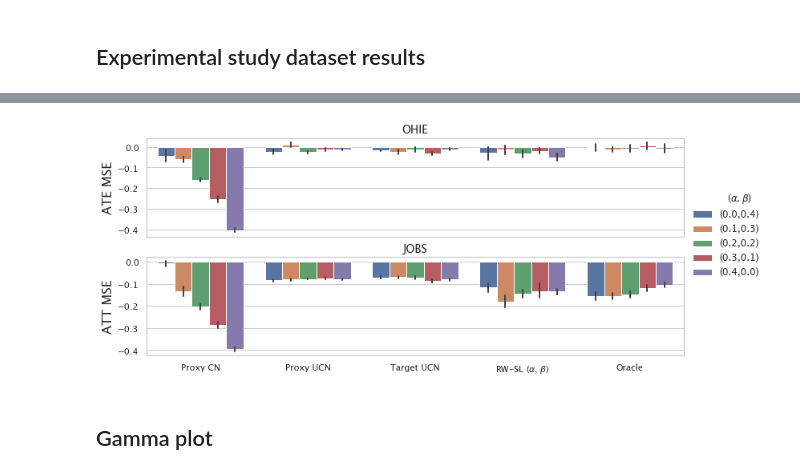
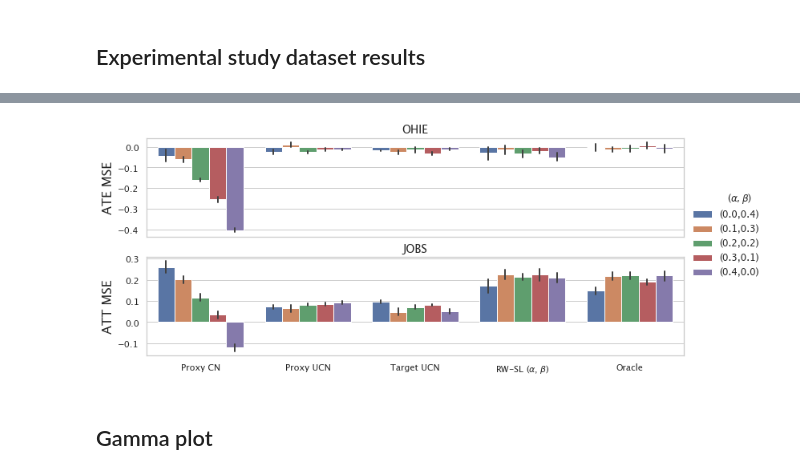
Before and after one commit to lguerdan/counterfactual-decision-support, a Jupyter notebook: notebook_results.ipynb, the cells around one changed output, grey strips where cells are left out. Saved outputs shown, nothing was run; the diff lists cells and outputs as text; code cells hidden in the pictures.

```diff
--- a/notebook_results.ipynb
+++ b/notebook_results.ipynb
@@ -137,7 +152,7 @@ def filter_baselines(df, include_baselines):
 # %%
 
 ohie_df = get_ate_result_df('NR_erm_ohie_crossfit_oracle_params_R10')
-jobs_df = get_ate_result_df('NR_erm_jobs_crossfit_oracle_params_R10')
+jobs_df = get_ate_result_df('NATE_erm_realworld_crossfit_oracle_params_R10')
 
 
 
@@ -154,31 +169,31 @@ disp_names = {
 
 
 include_baselines = ['Target Oracle', 'RW-SL', 'COM', 'OBS Oracle', 'OBS']
 ohie_df = ohie_df[ohie_df['baseline'].isin(include_baselines)]
 jobs_df = jobs_df[jobs_df['baseline'].isin(include_baselines)]
 
 ohie_df = ohie_df.sort_values(by=['baseline', 'alpha_0'], ascending=True)
 jobs_df = jobs_df.sort_values(by=['baseline', 'alpha_0'], ascending=True)
 
 fig, (ax1, ax2) = plt.subplots(2, 1, figsize=(12, 5), sharex=True)
 
 g = sns.barplot(data=ohie_df, x='baseline', y='ate_error', hue='param', ci=68, errwidth=2, ax=ax1)
 ax1.set_xlabel("")
 ax1.set_ylabel('ATE MSE')
 ax1.set_title('OHIE')
 g.legend().set_visible(False)
 
 g = sns.barplot(data=jobs_df, x='baseline', y='ate_error', hue='param', ci=68, errwidth=2, ax=ax2)
 plt.xlabel("")
 ax2.set_ylabel('ATT MSE')
 ax2.set_title('JOBS')
 ax2.legend( title=r"         ($\alpha, \beta$)", bbox_to_anchor=(1, 1.75))
 
 
 handles, labels = plt.gca().get_legend_handles_labels()
 labels = [disp_names[item.get_text()] for item in ax2.get_xticklabels()]
 ax2.set_xticklabels(labels)
 
 plt.savefig('figs/mse_plots.png', dpi=500, bbox_inches = "tight")
 # %% [output]
-[figure, old version]
+[figure, new version]
```
Also changed, not shown: parts of 5 cells of this notebook, 3 other files.
